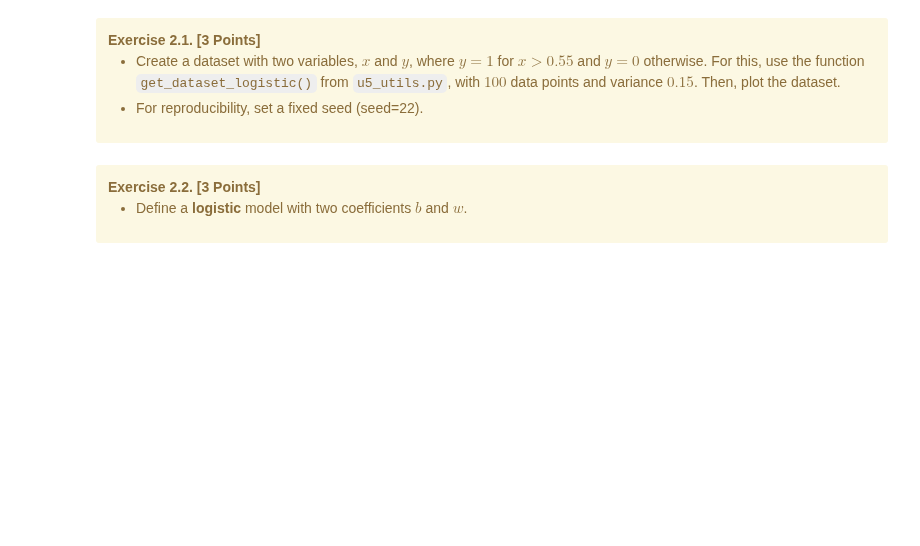
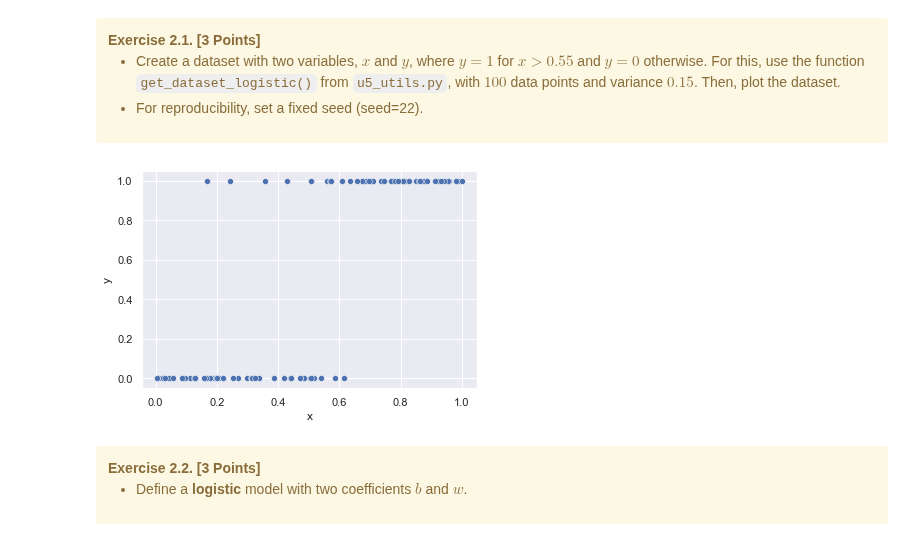
Before and after one commit to qtakmalay/JupyterProjects, a Jupyter notebook: U5/U5_Assignment.ipynb, the cells around one changed output. Drawn from its saved outputs; the diff is of its cells as text; code cells hidden in the pictures; blank space fills up the shorter version.

```diff
--- a/U5/U5_Assignment.ipynb
+++ b/U5/U5_Assignment.ipynb
@@ -126,3 +124,18 @@ landscape = u5.plot_loss_landscape(loss, dataset, b=d_values, w=k_values)
+# %%
+# Set seed for reproducibility.
+u5.set_seed(seed=22)
+
+# Create dataset consisting of random (x, y) pairs.
+dataset = u5.get_dataset_logistic(
+    num_pairs=100,   # number of data points
+    threshold=0.55,  # position of class boundary
+    variance=0.15    # amount of noise
+)
+
+# Display the dataset.
+sns.scatterplot(data=dataset, x="x", y="y");
+# %% [output]
+[figure, added]
 # %% [markdown]
 <div class="alert alert-warning">
     <b>Exercise 2.2. [3 Points]</b>
```
Also changed, not shown: parts of 17 cells of this notebook.
